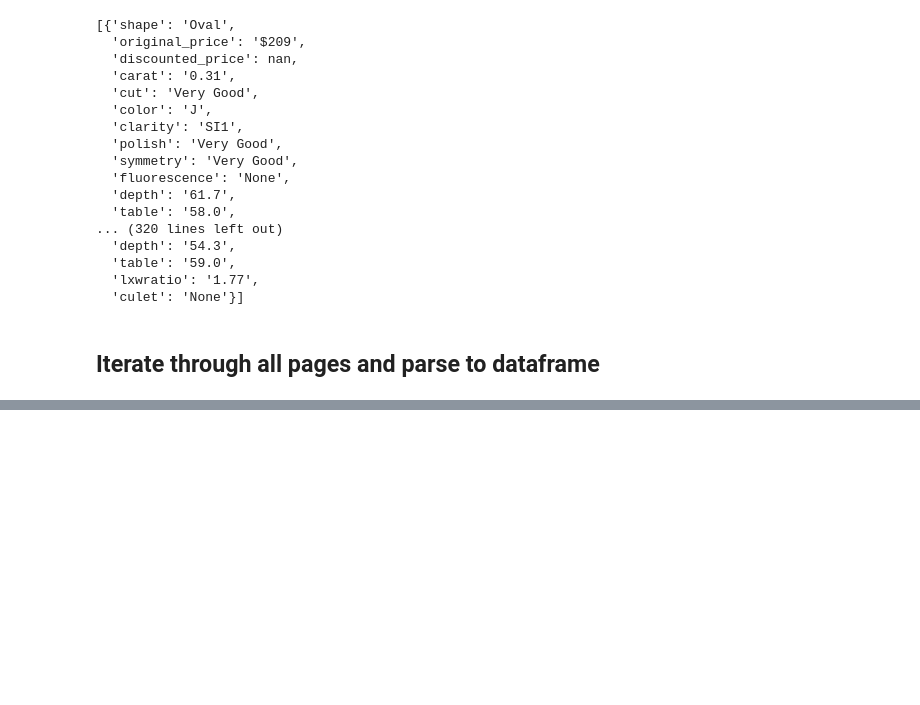
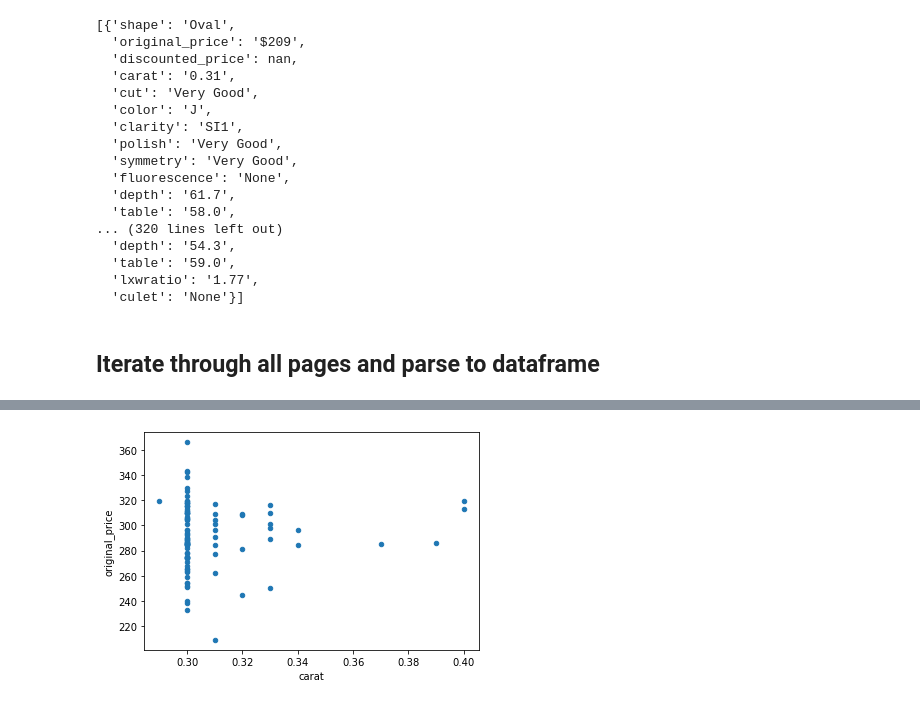
Before and after one commit to wjlau/Capstone2, a Jupyter notebook: bluenile_parser.ipynb, the cells around one changed output, grey strips where cells are left out. Drawn from its saved outputs; the diff is of its cells as text; code cells hidden in the pictures; blank space fills up the shorter version.

```diff
--- a/bluenile_parser.ipynb
+++ b/bluenile_parser.ipynb
@@ -115,0 +158,5 @@ def parse_to_df(num_pages):
+# %%
+df[df['shape']=='Oval'].plot.scatter(x = "carat", y = "original_price")
+plt.show()
+# %% [output]
+[figure, added]
```
Also changed, not shown: parts of 8 cells of this notebook.
